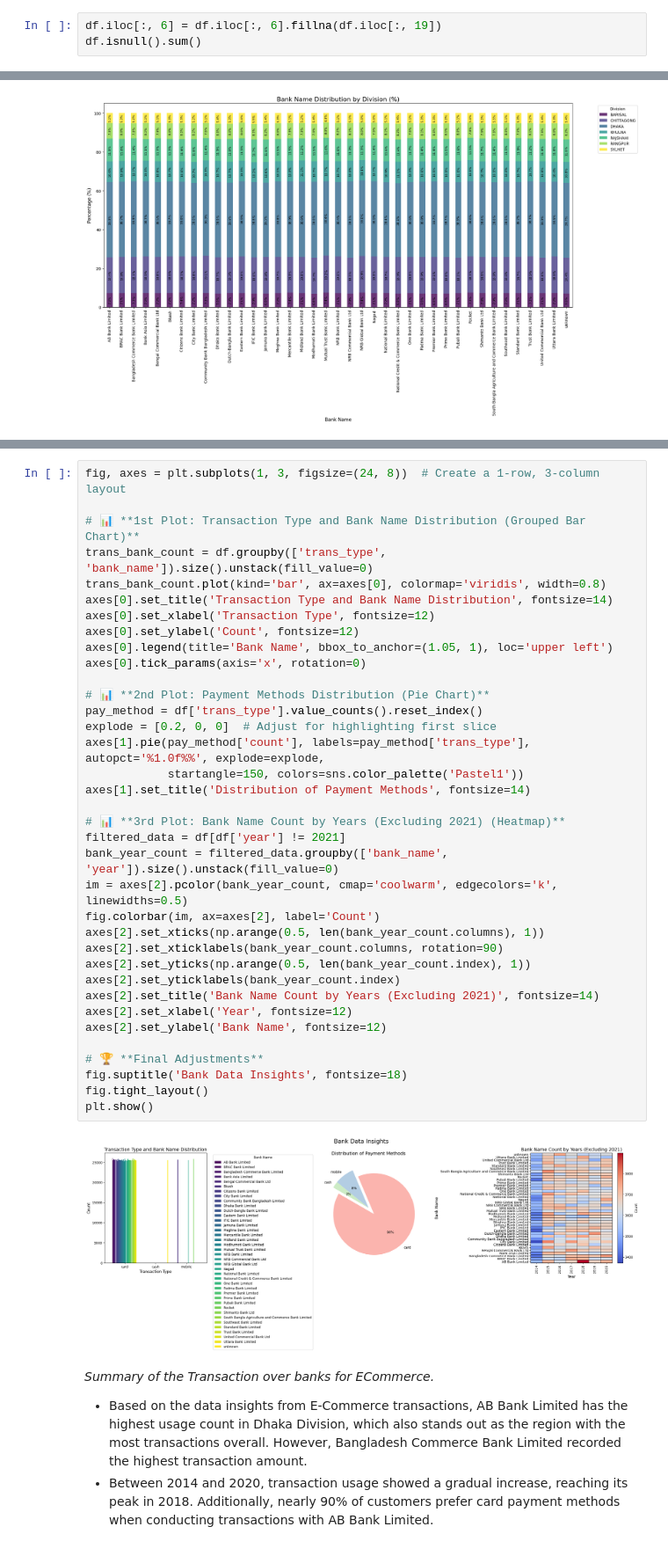
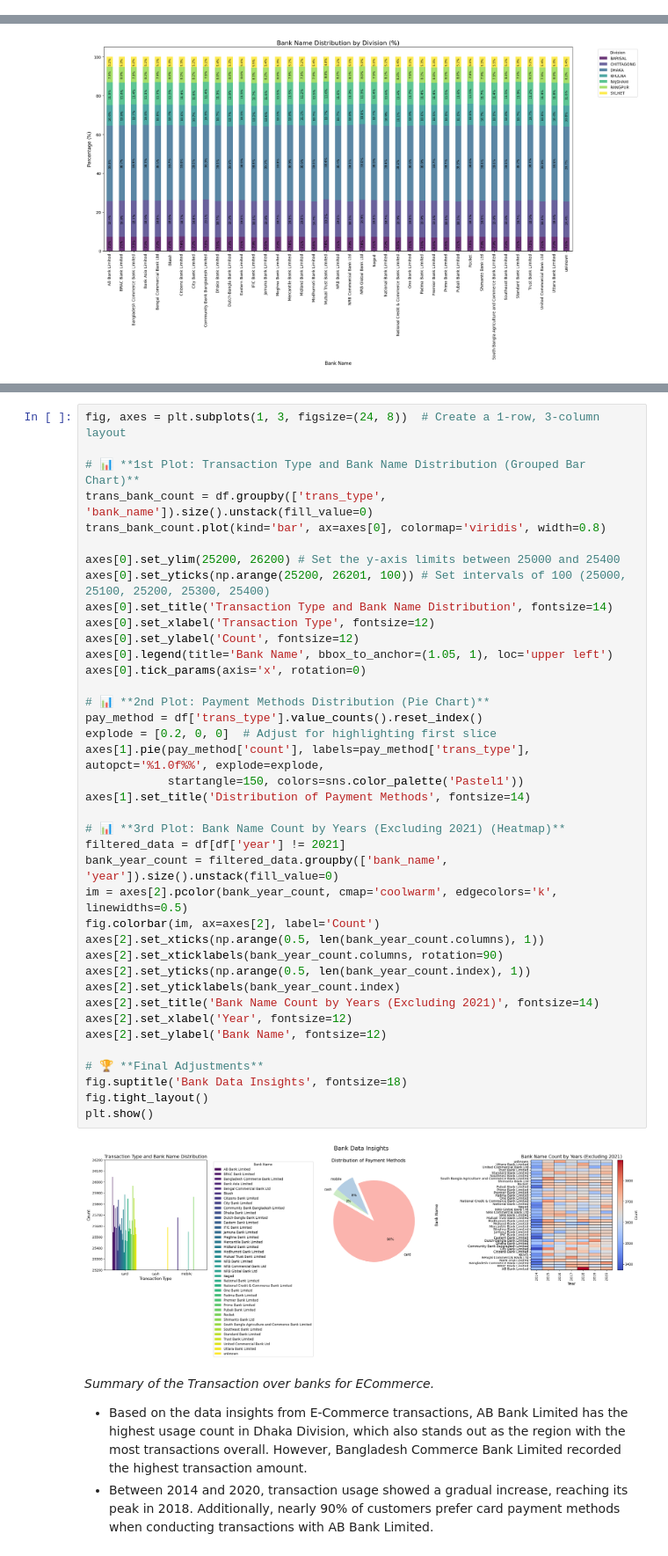
Before and after one commit to Paingst12/ECommerce_Analysis-by-python, a Jupyter notebook: ECommerce_Analysis.ipynb, the cells around one changed output, grey strips where cells are left out. Shown at 88% size. Cells and saved outputs as stored; diff of their text form.

```diff
--- a/ECommerce_Analysis.ipynb
+++ b/ECommerce_Analysis.ipynb
@@ -813,3 +777,0 @@ Name: unit, Length: 1000000, dtype: str>
-# %%
-df.iloc[:, 6] = df.iloc[:, 6].fillna(df.iloc[:, 19])
-df.isnull().sum()
@@ -1104,38 +1053,41 @@ fig, axes = plt.subplots(1, 3, figsize=(24, 8))  # Create a 1-row, 3-column layo
 # 📊 **1st Plot: Transaction Type and Bank Name Distribution (Grouped Bar Chart)**
 trans_bank_count = df.groupby(['trans_type', 'bank_name']).size().unstack(fill_value=0)
 trans_bank_count.plot(kind='bar', ax=axes[0], colormap='viridis', width=0.8)
+
+axes[0].set_ylim(25200, 26200) # Set the y-axis limits between 25000 and 25400
+axes[0].set_yticks(np.arange(25200, 26201, 100)) # Set intervals of 100 (25000, 25100, 25200, 25300, 25400)
 axes[0].set_title('Transaction Type and Bank Name Distribution', fontsize=14)
 axes[0].set_xlabel('Transaction Type', fontsize=12)
 axes[0].set_ylabel('Count', fontsize=12)
 axes[0].legend(title='Bank Name', bbox_to_anchor=(1.05, 1), loc='upper left')
 axes[0].tick_params(axis='x', rotation=0)
 
 # 📊 **2nd Plot: Payment Methods Distribution (Pie Chart)**
 pay_method = df['trans_type'].value_counts().reset_index()
 explode = [0.2, 0, 0]  # Adjust for highlighting first slice
 axes[1].pie(pay_method['count'], labels=pay_method['trans_type'], autopct='%1.0f%%', explode=explode,
             startangle=150, colors=sns.color_palette('Pastel1'))
 axes[1].set_title('Distribution of Payment Methods', fontsize=14)
 
 # 📊 **3rd Plot: Bank Name Count by Years (Excluding 2021) (Heatmap)**
 filtered_data = df[df['year'] != 2021]
 bank_year_count = filtered_data.groupby(['bank_name', 'year']).size().unstack(fill_value=0)
 im = axes[2].pcolor(bank_year_count, cmap='coolwarm', edgecolors='k', linewidths=0.5)
 fig.colorbar(im, ax=axes[2], label='Count')
 axes[2].set_xticks(np.arange(0.5, len(bank_year_count.columns), 1))
 axes[2].set_xticklabels(bank_year_count.columns, rotation=90)
 axes[2].set_yticks(np.arange(0.5, len(bank_year_count.index), 1))
 axes[2].set_yticklabels(bank_year_count.index)
 axes[2].set_title('Bank Name Count by Years (Excluding 2021)', fontsize=14)
 axes[2].set_xlabel('Year', fontsize=12)
 axes[2].set_ylabel('Bank Name', fontsize=12)
 
 # 🏆 **Final Adjustments**
 fig.suptitle('Bank Data Insights', fontsize=18)
 fig.tight_layout()
 plt.show()
 # %% [output]
-[figure, old version]
+[figure, new version]
 # %% [markdown]
 *Summary of the Transaction over banks for ECommerce.*
 * Based on the data insights from E-Commerce transactions, AB Bank Limited has the highest usage count in Dhaka Division, which also stands out as the region with the most transactions overall. However, Bangladesh Commerce Bank Limited recorded the highest transaction amount.
```
Also changed, not shown: parts of 28 cells of this notebook.
